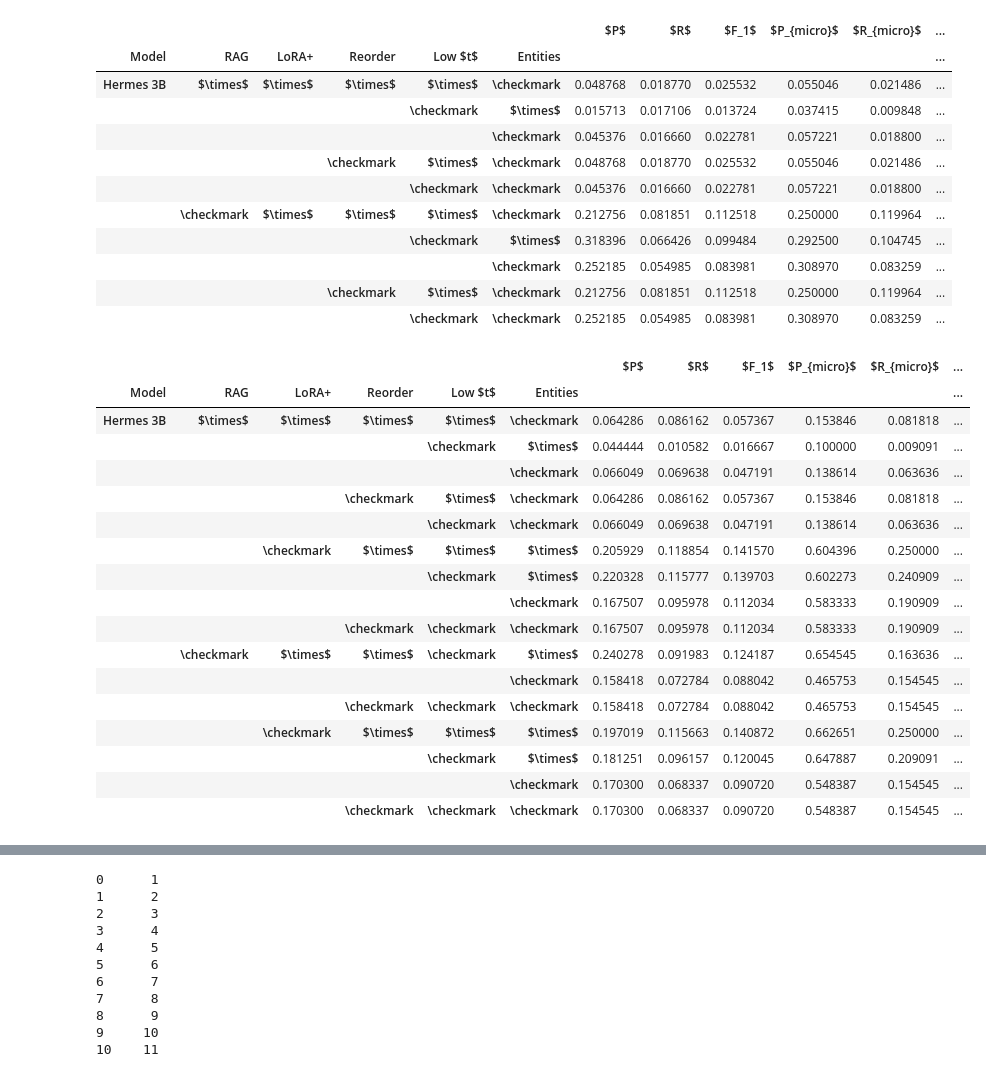
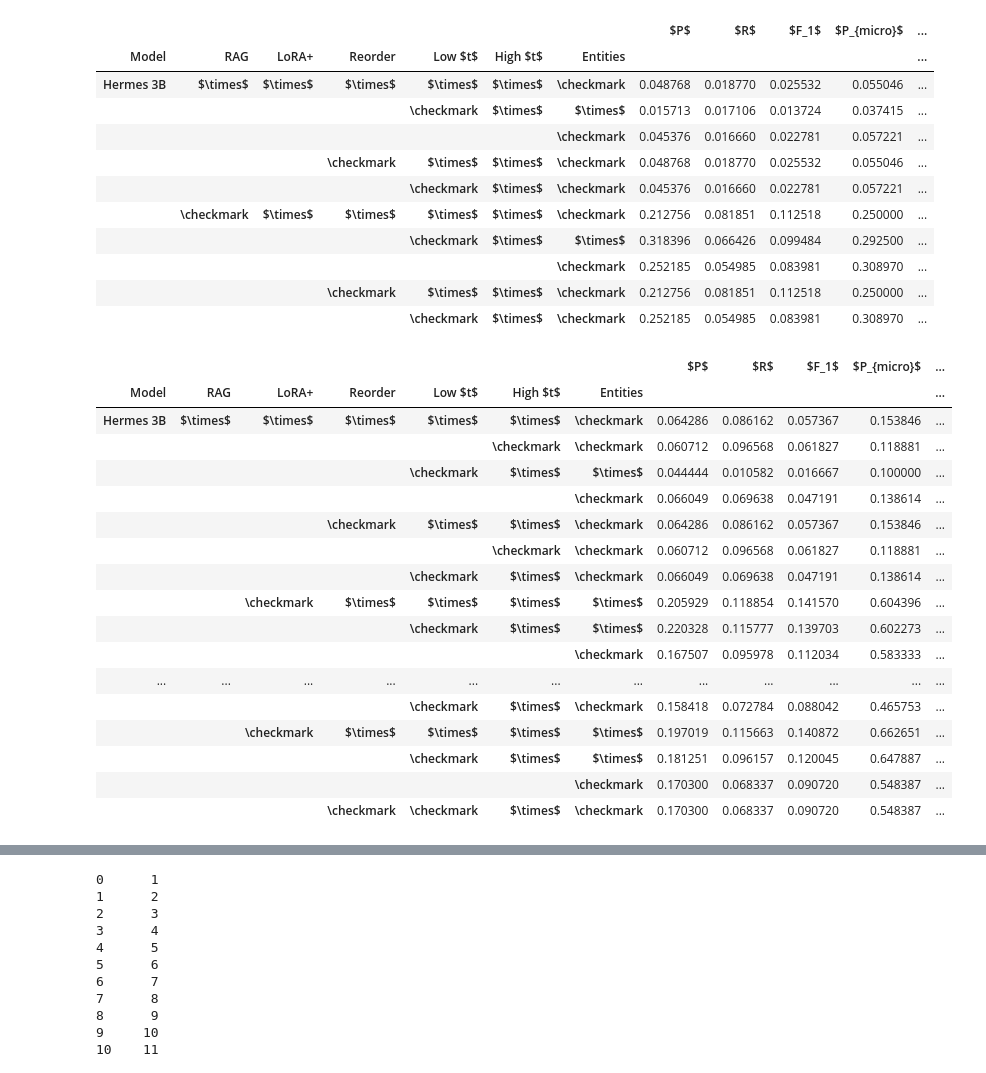
Before and after one commit to Dakantz/CLEANR, a Jupyter notebook: submission/evaluation.ipynb, the cells around one changed output, grey strips where cells are left out. Saved outputs shown, nothing was run; the diff lists cells and outputs as text; code cells hidden in the pictures.

Commit message:
regenerate tables

```diff
--- a/submission/evaluation.ipynb
+++ b/submission/evaluation.ipynb
@@ -21,7 +24,7 @@ from collections.abc import Callable, Awaitable
 # %%
 results_dir = "../data/results_dev"
 ground_truth_file = "../data/annotations/dev/dev.json"
-report_dir = Path("report")
+report_dir = Path("report_further")
 results_dir = Path(results_dir)
 ner_result_dir = Path("../data/results_ner_dev")
 ground_truth_file = Path(ground_truth_file)
@@ -116,6 +119,7 @@ def scoring_to_df(
             if len(splits) > 2:
                 model_name = splits[0] + " " + "-".join(splits[1:])
             low_tokens = "low-tokens" in result_file.name
+            high_tokens = "high-tokens" in result_file.name
             entity_labels = "entity-labels" in result_file.name
             result_dict = {
                 "Model": model_name,
@@ -135,6 +139,7 @@ def scoring_to_df(
                     "\checkmark" if "long" in result_file.name else "$\\times$"
                 )
                 result_dict["Low $t$"] = "\checkmark" if low_tokens else "$\\times$"
+                result_dict["High $t$"] = "\checkmark" if high_tokens else "$\\times$"
                 result_dict["Entities"] = "\checkmark" if entity_labels else "$\\times$"
                 if k_limits_set is not None and len(k_limits_set) > 0:
                     result_dict["$k$"] = k if k is not None else "$\\times$"
@@ -167,6 +172,7 @@ def scoring_to_df(
             "LoRA+",
             "Reorder",
             "Low $t$",
+            "High $t$",
             "Entities",
             "$k$",
         ]
@@ -210,53 +216,57 @@ Further mode: True
 === Removed 9 duplicated ternary mention-based relations from predictions ===
 === Removed 960 duplicated ternary mention-based relations from predictions ===
 # %%
-task_6_1_1_df[top_results:].to_latex(
+task_6_1_1_df[top_results:].style.highlight_max(axis=0, props="textbf:--rwrap;").format(precision=2).to_latex(
     report_dir / "task_6_1_1.tex",
-    float_format="%.2f",
+    # float_format="%.2f",
     caption="Dev Set Result for Task 6.1.1 (NER) for various models and approaches.",
     label=f"tab:task:6_1_1{lbl_xtra}",
+    clines="all;data",
+    hrules=True
 )
 task_6_1_1_df
 # %% [output]
-|  |  |  |  |  |  | $P$ | $R$ | $F_1$ | $P_{micro}$ | $R_{micro}$ | ... |
-| Model | RAG | LoRA+ | Reorder | Low $t$ | Entities |  |  |  |  |  | ... |
-| Hermes 3B | $\times$ | $\times$ | $\times$ | $\times$ | \checkmark | 0.048768 | 0.018770 | 0.025532 | 0.055046 | 0.021486 | ... |
-|  |  |  |  | \checkmark | $\times$ | 0.015713 | 0.017106 | 0.013724 | 0.037415 | 0.009848 | ... |
-|  |  |  |  |  | \checkmark | 0.045376 | 0.016660 | 0.022781 | 0.057221 | 0.018800 | ... |
-|  |  |  | \checkmark | $\times$ | \checkmark | 0.048768 | 0.018770 | 0.025532 | 0.055046 | 0.021486 | ... |
-|  |  |  |  | \checkmark | \checkmark | 0.045376 | 0.016660 | 0.022781 | 0.057221 | 0.018800 | ... |
-|  | \checkmark | $\times$ | $\times$ | $\times$ | \checkmark | 0.212756 | 0.081851 | 0.112518 | 0.250000 | 0.119964 | ... |
-|  |  |  |  | \checkmark | $\times$ | 0.318396 | 0.066426 | 0.099484 | 0.292500 | 0.104745 | ... |
-|  |  |  |  |  | \checkmark | 0.252185 | 0.054985 | 0.083981 | 0.308970 | 0.083259 | ... |
-|  |  |  | \checkmark | $\times$ | \checkmark | 0.212756 | 0.081851 | 0.112518 | 0.250000 | 0.119964 | ... |
-|  |  |  |  | \checkmark | \checkmark | 0.252185 | 0.054985 | 0.083981 | 0.308970 | 0.083259 | ... |
+|  |  |  |  |  |  |  | $P$ | $R$ | $F_1$ | $P_{micro}$ | ... |
+| Model | RAG | LoRA+ | Reorder | Low $t$ | High $t$ | Entities |  |  |  |  | ... |
+| Hermes 3B | $\times$ | $\times$ | $\times$ | $\times$ | $\times$ | \checkmark | 0.048768 | 0.018770 | 0.025532 | 0.055046 | ... |
+|  |  |  |  | \checkmark | $\times$ | $\times$ | 0.015713 | 0.017106 | 0.013724 | 0.037415 | ... |
+|  |  |  |  |  |  | \checkmark | 0.045376 | 0.016660 | 0.022781 | 0.057221 | ... |
+|  |  |  | \checkmark | $\times$ | $\times$ | \checkmark | 0.048768 | 0.018770 | 0.025532 | 0.055046 | ... |
+|  |  |  |  | \checkmark | $\times$ | \checkmark | 0.045376 | 0.016660 | 0.022781 | 0.057221 | ... |
+|  | \checkmark | $\times$ | $\times$ | $\times$ | $\times$ | \checkmark | 0.212756 | 0.081851 | 0.112518 | 0.250000 | ... |
+|  |  |  |  | \checkmark | $\times$ | $\times$ | 0.318396 | 0.066426 | 0.099484 | 0.292500 | ... |
+|  |  |  |  |  |  | \checkmark | 0.252185 | 0.054985 | 0.083981 | 0.308970 | ... |
+|  |  |  | \checkmark | $\times$ | $\times$ | \checkmark | 0.212756 | 0.081851 | 0.112518 | 0.250000 | ... |
+|  |  |  |  | \checkmark | $\times$ | \checkmark | 0.252185 | 0.054985 | 0.083981 | 0.308970 | ... |
 # %%
-task_6_2_1_df[top_results:].to_latex(
+task_6_2_1_df[top_results:].style.highlight_max(axis=0, props="textbf:--rwrap;").format(precision=2).to_latex(
     report_dir / "task_6_2_1.tex",
-    float_format="%.2f",
+    # float_format="%.2f",
     caption="Dev Set Result for Task 6.2.1 for various models and approaches.",
     label=f"tab:task:6_2_1{lbl_xtra}",
+    clines="all;data",
+    hrules=True
 )
 task_6_2_1_df
 # %% [output]
-|  |  |  |  |  |  | $P$ | $R$ | $F_1$ | $P_{micro}$ | $R_{micro}$ | ... |
-| Model | RAG | LoRA+ | Reorder | Low $t$ | Entities |  |  |  |  |  | ... |
-| Hermes 3B | $\times$ | $\times$ | $\times$ | $\times$ | \checkmark | 0.064286 | 0.086162 | 0.057367 | 0.153846 | 0.081818 | ... |
-|  |  |  |  | \checkmark | $\times$ | 0.044444 | 0.010582 | 0.016667 | 0.100000 | 0.009091 | ... |
-|  |  |  |  |  | \checkmark | 0.066049 | 0.069638 | 0.047191 | 0.138614 | 0.063636 | ... |
-|  |  |  | \checkmark | $\times$ | \checkmark | 0.064286 | 0.086162 | 0.057367 | 0.153846 | 0.081818 | ... |
-|  |  |  |  | \checkmark | \checkmark | 0.066049 | 0.069638 | 0.047191 | 0.138614 | 0.063636 | ... |
-|  |  | \checkmark | $\times$ | $\times$ | $\times$ | 0.205929 | 0.118854 | 0.141570 | 0.604396 | 0.250000 | ... |
-|  |  |  |  | \checkmark | $\times$ | 0.220328 | 0.115777 | 0.139703 | 0.602273 | 0.240909 | ... |
-|  |  |  |  |  | \checkmark | 0.167507 | 0.095978 | 0.112034 | 0.583333 | 0.190909 | ... |
-|  |  |  | \checkmark | \checkmark | \checkmark | 0.167507 | 0.095978 | 0.112034 | 0.583333 | 0.190909 | ... |
-|  | \checkmark | $\times$ | $\times$ | \checkmark | $\times$ | 0.240278 | 0.091983 | 0.124187 | 0.654545 | 0.163636 | ... |
-|  |  |  |  |  | \checkmark | 0.158418 | 0.072784 | 0.088042 | 0.465753 | 0.154545 | ... |
-|  |  |  | \checkmark | \checkmark | \checkmark | 0.158418 | 0.072784 | 0.088042 | 0.465753 | 0.154545 | ... |
-|  |  | \checkmark | $\times$ | $\times$ | $\times$ | 0.197019 | 0.115663 | 0.140872 | 0.662651 | 0.250000 | ... |
-|  |  |  |  | \checkmark | $\times$ | 0.181251 | 0.096157 | 0.120045 | 0.647887 | 0.209091 | ... |
-|  |  |  |  |  | \checkmark | 0.170300 | 0.068337 | 0.090720 | 0.548387 | 0.154545 | ... |
-|  |  |  | \checkmark | \checkmark | \checkmark | 0.170300 | 0.068337 | 0.090720 | 0.548387 | 0.154545 | ... |
+|  |  |  |  |  |  |  | $P$ | $R$ | $F_1$ | $P_{micro}$ | ... |
+| Model | RAG | LoRA+ | Reorder | Low $t$ | High $t$ | Entities |  |  |  |  | ... |
+| Hermes 3B | $\times$ | $\times$ | $\times$ | $\times$ | $\times$ | \checkmark | 0.064286 | 0.086162 | 0.057367 | 0.153846 | ... |
+|  |  |  |  |  | \checkmark | \checkmark | 0.060712 | 0.096568 | 0.061827 | 0.118881 | ... |
+|  |  |  |  | \checkmark | $\times$ | $\times$ | 0.044444 | 0.010582 | 0.016667 | 0.100000 | ... |
+|  |  |  |  |  |  | \checkmark | 0.066049 | 0.069638 | 0.047191 | 0.138614 | ... |
+|  |  |  | \checkmark | $\times$ | $\times$ | \checkmark | 0.064286 | 0.086162 | 0.057367 | 0.153846 | ... |
+|  |  |  |  |  | \checkmark | \checkmark | 0.060712 | 0.096568 | 0.061827 | 0.118881 | ... |
+|  |  |  |  | \checkmark | $\times$ | \checkmark | 0.066049 | 0.069638 | 0.047191 | 0.138614 | ... |
+|  |  | \checkmark | $\times$ | $\times$ | $\times$ | $\times$ | 0.205929 | 0.118854 | 0.141570 | 0.604396 | ... |
+|  |  |  |  | \checkmark | $\times$ | $\times$ | 0.220328 | 0.115777 | 0.139703 | 0.602273 | ... |
+|  |  |  |  |  |  | \checkmark | 0.167507 | 0.095978 | 0.112034 | 0.583333 | ... |
+| ... | ... | ... | ... | ... | ... | ... | ... | ... | ... | ... | ... |
+|  |  |  |  | \checkmark | $\times$ | \checkmark | 0.158418 | 0.072784 | 0.088042 | 0.465753 | ... |
+|  |  | \checkmark | $\times$ | $\times$ | $\times$ | $\times$ | 0.197019 | 0.115663 | 0.140872 | 0.662651 | ... |
+|  |  |  |  | \checkmark | $\times$ | $\times$ | 0.181251 | 0.096157 | 0.120045 | 0.647887 | ... |
+|  |  |  |  |  |  | \checkmark | 0.170300 | 0.068337 | 0.090720 | 0.548387 | ... |
+|  |  |  | \checkmark | \checkmark | $\times$ | \checkmark | 0.170300 | 0.068337 | 0.090720 | 0.548387 | ... |
 # %%
 import matplotlib.pyplot as plt
 import numpy as np
```
Also changed, not shown: parts of 5 cells of this notebook, 14 other files.
